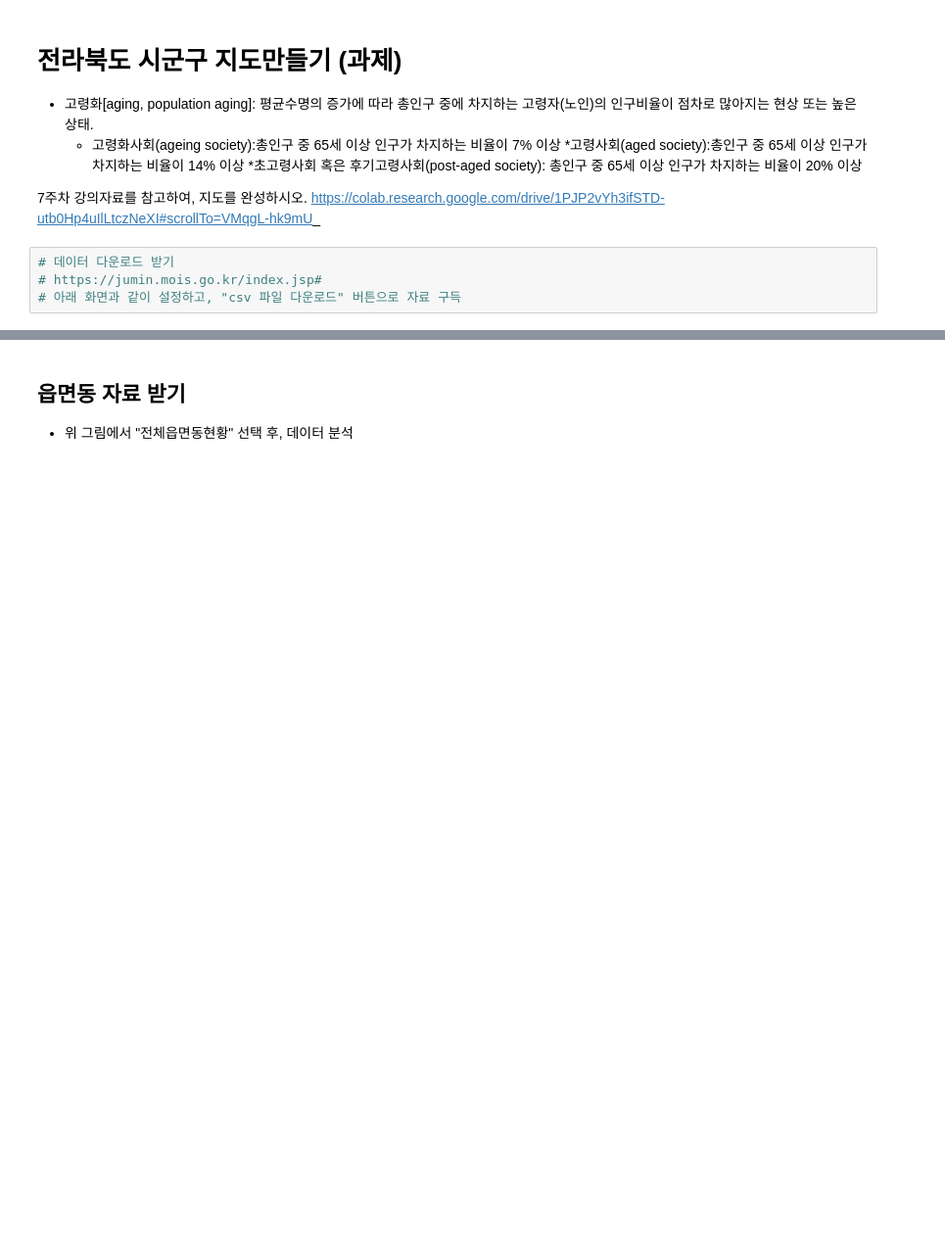
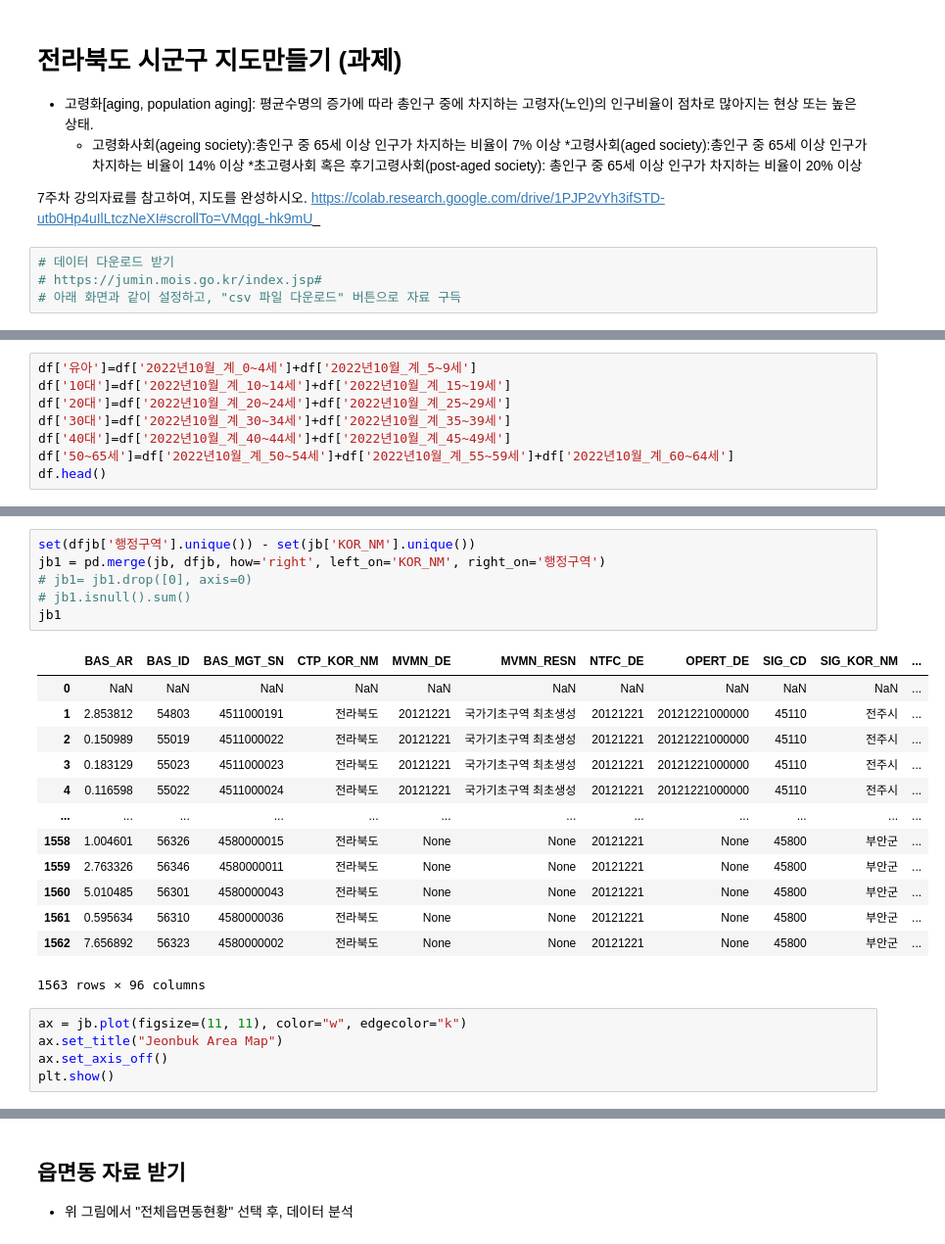
Before and after one commit to ffe4el/2022-2-Datascience, a Jupyter notebook: 데싸_과제08_김솔아_202116266.ipynb, the cells around one changed output, grey strips where cells are left out. Shown at 98% size. Drawn from its saved outputs; the diff is of its cells as text; blank space fills up the shorter version.

```diff
--- a/데싸_과제08_김솔아_202116266.ipynb
+++ b/데싸_과제08_김솔아_202116266.ipynb
@@ -263,0 +329,8 @@ https://colab.research.google.com/drive/1PJP2vYh3ifSTD-utb0Hp4uIlLtczNeXI#scroll
+# %%
+df['유아']=df['2022년10월_계_0~4세']+df['2022년10월_계_5~9세']
+df['10대']=df['2022년10월_계_10~14세']+df['2022년10월_계_15~19세']
+df['20대']=df['2022년10월_계_20~24세']+df['2022년10월_계_25~29세']
+df['30대']=df['2022년10월_계_30~34세']+df['2022년10월_계_35~39세']
+df['40대']=df['2022년10월_계_40~44세']+df['2022년10월_계_45~49세']
+df['50~65세']=df['2022년10월_계_50~54세']+df['2022년10월_계_55~59세']+df['2022년10월_계_60~64세']
+df.head()
@@ -265,0 +430,25 @@ https://colab.research.google.com/drive/1PJP2vYh3ifSTD-utb0Hp4uIlLtczNeXI#scroll
+# %%
+set(dfjb['행정구역'].unique()) - set(jb['KOR_NM'].unique())
+jb1 = pd.merge(jb, dfjb, how='right', left_on='KOR_NM', right_on='행정구역')
+# jb1= jb1.drop([0], axis=0)
+# jb1.isnull().sum()
+jb1
+# %% [output]
+|  | BAS_AR | BAS_ID | BAS_MGT_SN | CTP_KOR_NM | MVMN_DE | MVMN_RESN | NTFC_DE | OPERT_DE | SIG_CD | SIG_KOR_NM | ... |
+| 0 | NaN | NaN | NaN | NaN | NaN | NaN | NaN | NaN | NaN | NaN | ... |
+| 1 | 2.853812 | 54803 | 4511000191 | 전라북도 | 20121221 | 국가기초구역 최초생성 | 20121221 | 20121221000000 | 45110 | 전주시 | ... |
+| 2 | 0.150989 | 55019 | 4511000022 | 전라북도 | 20121221 | 국가기초구역 최초생성 | 20121221 | 20121221000000 | 45110 | 전주시 | ... |
+| 3 | 0.183129 | 55023 | 4511000023 | 전라북도 | 20121221 | 국가기초구역 최초생성 | 20121221 | 20121221000000 | 45110 | 전주시 | ... |
+| 4 | 0.116598 | 55022 | 4511000024 | 전라북도 | 20121221 | 국가기초구역 최초생성 | 20121221 | 20121221000000 | 45110 | 전주시 | ... |
+| ... | ... | ... | ... | ... | ... | ... | ... | ... | ... | ... | ... |
+| 1558 | 1.004601 | 56326 | 4580000015 | 전라북도 | None | None | 20121221 | None | 45800 | 부안군 | ... |
+| 1559 | 2.763326 | 56346 | 4580000011 | 전라북도 | None | None | 20121221 | None | 45800 | 부안군 | ... |
+| 1560 | 5.010485 | 56301 | 4580000043 | 전라북도 | None | None | 20121221 | None | 45800 | 부안군 | ... |
+| 1561 | 0.595634 | 56310 | 4580000036 | 전라북도 | None | None | 20121221 | None | 45800 | 부안군 | ... |
+| 1562 | 7.656892 | 56323 | 4580000002 | 전라북도 | None | None | 20121221 | None | 45800 | 부안군 | ... |
+1563 rows × 96 columns
+# %%
+ax = jb.plot(figsize=(11, 11), color="w", edgecolor="k")
+ax.set_title("Jeonbuk Area Map")
+ax.set_axis_off()
+plt.show()
```
Also changed, not shown: parts of 28 cells of this notebook, 3 other files.
